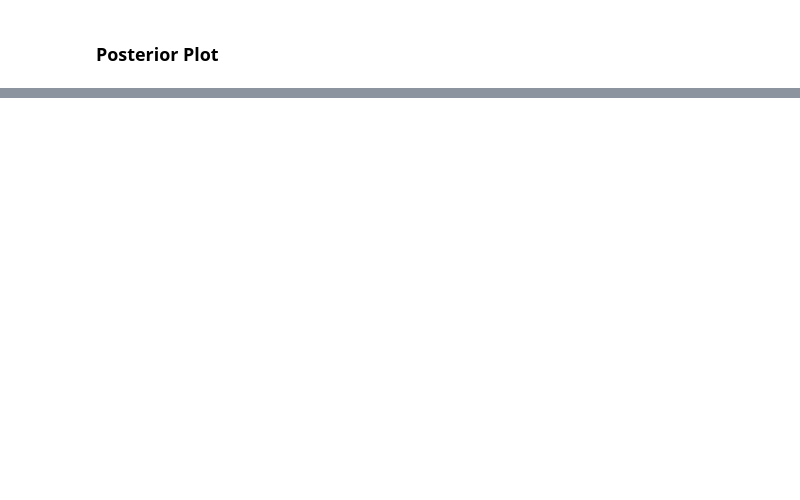
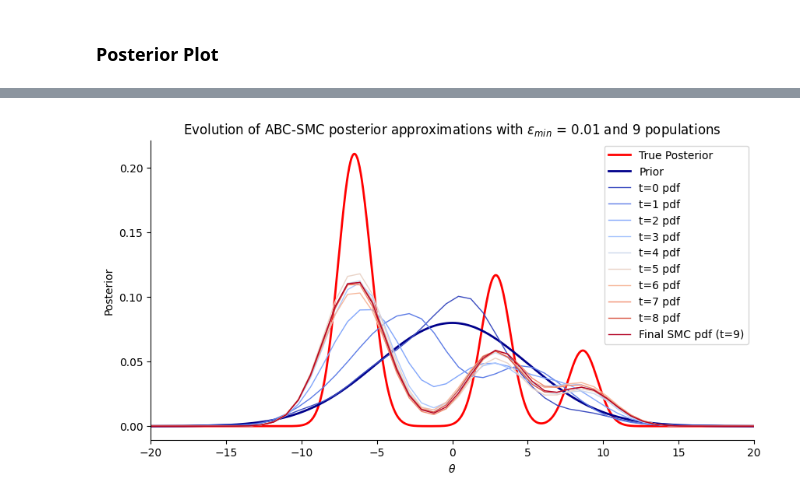
Before and after one commit to kaisamaroo/SBC-SBI, a Jupyter notebook: 1D_MOG_ABC.ipynb, the cells around one changed output, grey strips where cells are left out. Cells and saved outputs as stored; diff of their text form; code cells hidden in the pictures; blank space fills up the shorter version.

Commit message:
Added ABCSMC example

```diff
--- a/1D_MOG_ABC.ipynb
+++ b/1D_MOG_ABC.ipynb
@@ -81,0 +95,17 @@ plt.legend()
+# %%
+def model(parameter):
+    n = len(weights)
+    component = np.random.choice(range(n), p=weights)
+    return {"data": np.random.normal(loc=parameter["theta"] + mean_shifts[component], scale=1)}
+# %%
+prior = pyabc.Distribution(theta=pyabc.RV("norm", 0, sigma))
+# %%
+def distance(x, x0):
+    return abs(x["data"] - x0["data"])
+# %%
+abc = pyabc.ABCSMC(model, prior, distance, population_size=1000)
+db_path = os.path.join(tempfile.gettempdir(), "test.db")
+abc.new("sqlite:///" + db_path, {"data": x_observed})
+minimum_epsilon = 0.01
+max_nr_populations = 10
+history = abc.run(minimum_epsilon=minimum_epsilon, max_nr_populations=max_nr_populations)
@@ -81,0 +130,32 @@ plt.legend()
+# %%
+fig, ax = plt.subplots(figsize=(10,5))
+# Plot true analytical posterior
+ax.plot(theta_range, posterior_pdf(theta_range, x_observed, weights, mean_shifts), color="red", label="True Posterior", linewidth=2)
+# Plot prior
+ax.plot(theta_range, prior_pdf(theta_range), color='darkblue', label="Prior", linewidth=2)
+# Colormap for plot color gradients across populations
+cmap = plt.get_cmap("coolwarm")  # could change to "plasma", "coolwarm", etc.
+
+for i, t in enumerate(np.arange(0, history.max_t + 1, 1, dtype=int)):
+    color = cmap(i / history.max_t)  # map i to [0,1] for the colormap
+    df, w = history.get_distribution(m=0, t=t)
+    # Plots the Kernel Density Estimate (KDE) using the SMC-ABC samples and their weights. Mathematically, we must
+    # weight the samples using their SMC importance weights when calculating density estimates and expectations
+    # since it is the WEIGHTED versions that converge to the true posterior in the limit.
+    label = f"t={t} pdf" if i < history.max_t else f"Final SMC pdf (t={t})"
+    pyabc.visualization.plot_kde_1d(
+        df,
+        w,
+        xmin=theta_range[0],
+        xmax=theta_range[-1],
+        x="theta",
+        xname=r"$\theta$",
+        ax=ax,
+        label=label,
+        color=color,
+        linewidth = 1
+    )
+ax.set_title(r"Evolution of ABC-SMC posterior approximations with $\epsilon_{min}$ = " + f"{minimum_epsilon} and {history.max_t} populations")
+ax.legend();
+# %% [output]
+[figure, added]
```
Also changed, not shown: parts of 7 cells of this notebook.
